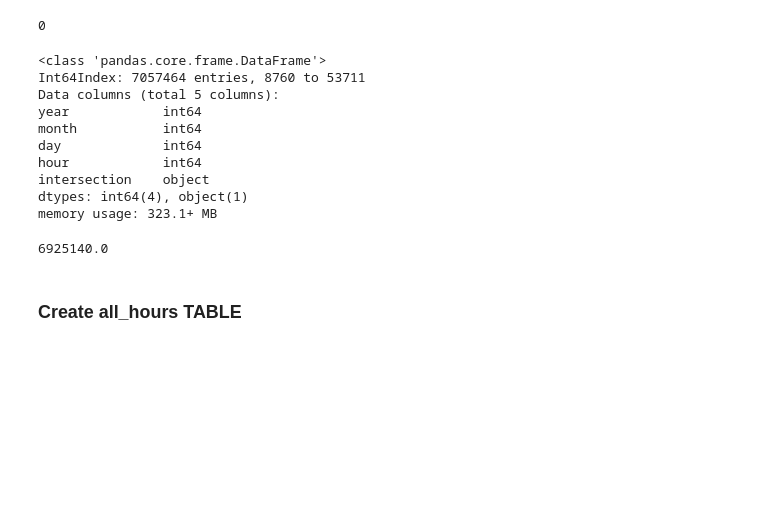
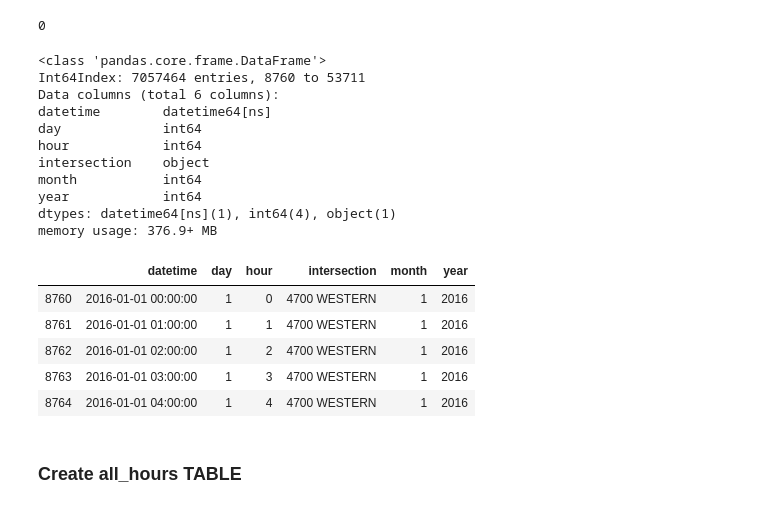
Before and after one commit to sciencelee/chicago-red-light-cameras, a Jupyter notebook: 01-build-db.ipynb, the cells around one changed output. Drawn from its saved outputs; the diff is of its cells as text; code cells hidden in the pictures; blank space fills up the shorter version.

```diff
--- a/01-build-db.ipynb
+++ b/01-build-db.ipynb
@@ -1540,6 +1540,7 @@ Make a table that just has every date and hour for every intersection.  Will hel
 #int_chars = pd.read_sql_query("SELECT * FROM intersection_chars", conn)
 v_df = pd.read_sql_query("SELECT * FROM daily_violations", conn)
 wx_df = pd.read_sql_query("SELECT * FROM hourly_weather", conn)
+rlc_df = pd.read_sql_query("SELECT * FROM daily_violations", conn)
 # %%
 grouped_dates = wx_df.groupby(['year', 'month', 'day', 'hour']).max().reset_index()[['year', 'month', 'day', 'hour']]
 grouped_dates = grouped_dates[grouped_dates['year']>2015]
@@ -1557,6 +1558,10 @@ day      44952 non-null int64
 hour     44952 non-null int64
 dtypes: int64(4)
 memory usage: 1.7 MB
+# %%
+big_df = grouped_dates.copy()
+
+big_df['datetime'] = big_df.apply(lambda x: datetime(x.year, x.month, x.day, x.hour), axis=1)
 # %%
 my_ints = rlc_df.intersection.unique()
 # %%
@@ -1582,19 +1586,24 @@ big_df.info()
 # %% [output]
 <class 'pandas.core.frame.DataFrame'>
 Int64Index: 7057464 entries, 8760 to 53711
-Data columns (total 5 columns):
-year            int64
-month           int64
+Data columns (total 6 columns):
+datetime        datetime64[ns]
 day             int64
 hour            int64
 intersection    object
-dtypes: int64(4), object(1)
-memory usage: 323.1+ MB
+month           int64
+year            int64
+dtypes: datetime64[ns](1), int64(4), object(1)
+memory usage: 376.9+ MB
-# %%
-pd.options.display.max_rows = 500
-print(365.25 * 5 * 158 * 24)  # 5 years, 365 days, 158ish intersections
-# %% [output]
-6925140.0
+# %%
+big_df.head()
+# %% [output]
+|  | datetime | day | hour | intersection | month | year |
+| 8760 | 2016-01-01 00:00:00 | 1 | 0 | 4700 WESTERN | 1 | 2016 |
+| 8761 | 2016-01-01 01:00:00 | 1 | 1 | 4700 WESTERN | 1 | 2016 |
+| 8762 | 2016-01-01 02:00:00 | 1 | 2 | 4700 WESTERN | 1 | 2016 |
+| 8763 | 2016-01-01 03:00:00 | 1 | 3 | 4700 WESTERN | 1 | 2016 |
+| 8764 | 2016-01-01 04:00:00 | 1 | 4 | 4700 WESTERN | 1 | 2016 |
 # %% [markdown]
 ### Create all_hours TABLE
 # %%
```
Also changed, not shown: parts of 1 cell of this notebook.
